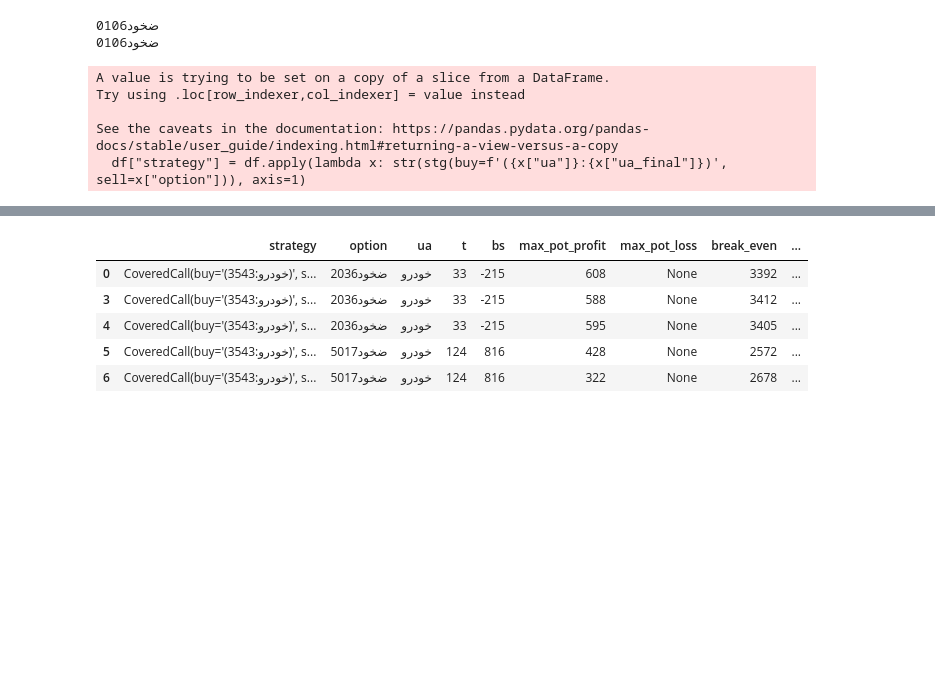
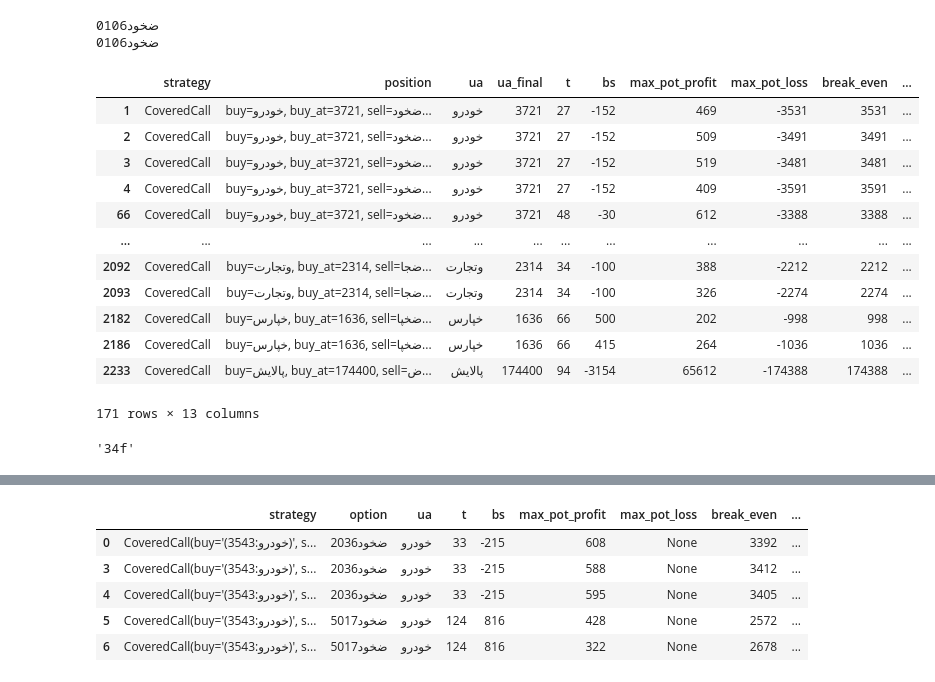
Before and after one commit to yghaderi/metafid-, a Jupyter notebook: example/example.ipynb, the cells around one changed output, grey strips where cells are left out. Drawn from its saved outputs; the diff is of its cells as text; code cells hidden in the pictures; blank space fills up the shorter version.

Commit message:
def DB and OptionStrategy

```diff
--- a/example/example.ipynb
+++ b/example/example.ipynb
@@ -42,6 +25,8 @@ sigma_df = query_df("(ua,sigma)", "sigma")
+# %%
+sigma_df = db.query_all(table="sigma", cols= "(ua,sigma)")
 # %%
 bs = Pricing()
-tsetmc = TSETMC(ua=sigma_df.ua, drop_cols=drop_cols)
+tsetmc = TSETMC(drop_cols=drop_cols)
 now = jdt.datetime.now().strftime("%Y-%m-%d %H:%M:%S")
 now
 # %% [output]
@@ -51,11 +36,10 @@ now
 # %% [output]
 'https://optionstrategiesinsider.com/blog/28-option-strategies-that-all-options-traders-should-know/'
 # %%
-df = tsetmc.option_mv()
+df = tsetmc.option_mv(ua=sigma_df.ua)
 def option_type(x):
     return "call" if x.startswith("ض") else "put"
 df = df.assign(type=df.option.map(option_type))
-df = df.assign(ua = df.ua.str.replace("ي", "ی").replace("ك", "ک"))
 df = df.merge(sigma_df, on="ua", how="inner")
 df["bs"] = df.apply(lambda x: bs.black_scholes(s_0=x["ua_final"], k=x["strike_price"], t=x["t"],sigma=float(x["sigma"]),type_=x["type"]),axis=1)
 df["bs"] = df.bs.fillna(0).apply(lambda x: np.nan if x == np.nan else int(x))
@@ -192,11 +171,21 @@ class OptionStrategy:
     def all_strategy(self):
          return pd.concat([self.rep_df, self.covered_call()])
 # %%
-stg = OptionStrategy(call=call, put=put)
+stg = OptionStrategy(call=call, put=put, pct_daily_cp=0.3)
 test = stg.all_strategy()
-# %% [output]
-A value is trying to be set on a copy of a slice from a DataFrame.
-Try using .loc[row_indexer,col_indexer] = value instead
-
-See the caveats in the documentation: https://pandas.pydata.org/pandas-docs/stable/user_guide/indexing.html#returning-a-view-versus-a-copy
-  df["strategy"] = df.apply(lambda x: str(stg(buy=f'({x["ua"]}:{x["ua_final"]})', sell=x["option"])), axis=1)
+# %%
+test
+# %% [output]
+|  | strategy | position | ua | ua_final | t | bs | max_pot_profit | max_pot_loss | break_even | ... |
+| 1 | CoveredCall | buy=خودرو, buy_at=3721, sell=ضخود... | خودرو | 3721 | 27 | -152 | 469 | -3531 | 3531 | ... |
+| 2 | CoveredCall | buy=خودرو, buy_at=3721, sell=ضخود... | خودرو | 3721 | 27 | -152 | 509 | -3491 | 3491 | ... |
+| 3 | CoveredCall | buy=خودرو, buy_at=3721, sell=ضخود... | خودرو | 3721 | 27 | -152 | 519 | -3481 | 3481 | ... |
+| 4 | CoveredCall | buy=خودرو, buy_at=3721, sell=ضخود... | خودرو | 3721 | 27 | -152 | 409 | -3591 | 3591 | ... |
+| 66 | CoveredCall | buy=خودرو, buy_at=3721, sell=ضخود... | خودرو | 3721 | 48 | -30 | 612 | -3388 | 3388 | ... |
+| ... | ... | ... | ... | ... | ... | ... | ... | ... | ... | ... |
+| 2092 | CoveredCall | buy=وتجارت, buy_at=2314, sell=ضجا... | وتجارت | 2314 | 34 | -100 | 388 | -2212 | 2212 | ... |
+| 2093 | CoveredCall | buy=وتجارت, buy_at=2314, sell=ضجا... | وتجارت | 2314 | 34 | -100 | 326 | -2274 | 2274 | ... |
+| 2182 | CoveredCall | buy=خپارس, buy_at=1636, sell=ضخپا... | خپارس | 1636 | 66 | 500 | 202 | -998 | 998 | ... |
+| 2186 | CoveredCall | buy=خپارس, buy_at=1636, sell=ضخپا... | خپارس | 1636 | 66 | 415 | 264 | -1036 | 1036 | ... |
+| 2233 | CoveredCall | buy=پالایش, buy_at=174400, sell=ض... | پالایش | 174400 | 94 | -3154 | 65612 | -174388 | 174388 | ... |
+171 rows × 13 columns
@@ -202,0 +198,9 @@ See the caveats in the documentation: https://pandas.pydata.org/pandas-docs/stab
+# %%
+def replace_(x, char):
+        for i in char:
+            x = x.replace(i, "")
+        return x
+
+replace_("'34f==')'", ["'", ")","="])
+# %% [output]
+'34f'
```
Also changed, not shown: parts of 19 cells of this notebook, 9 other files.
